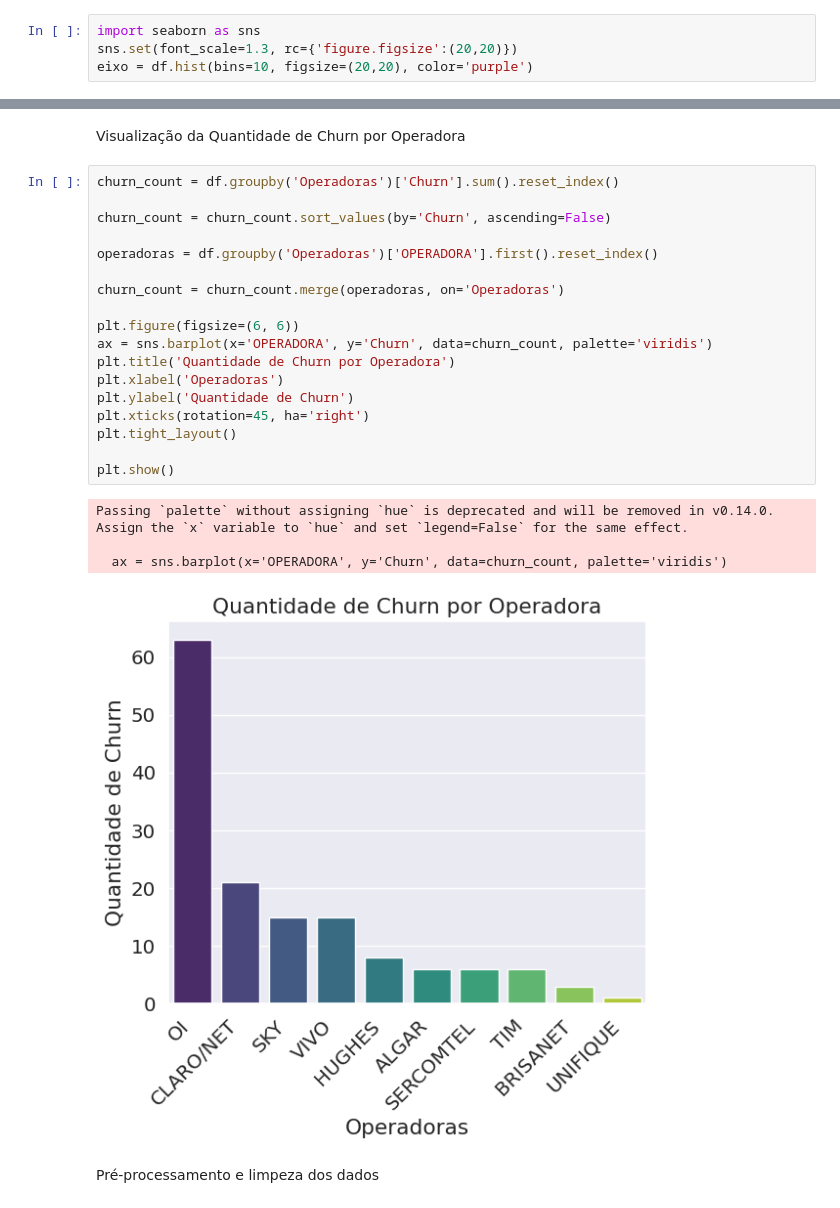
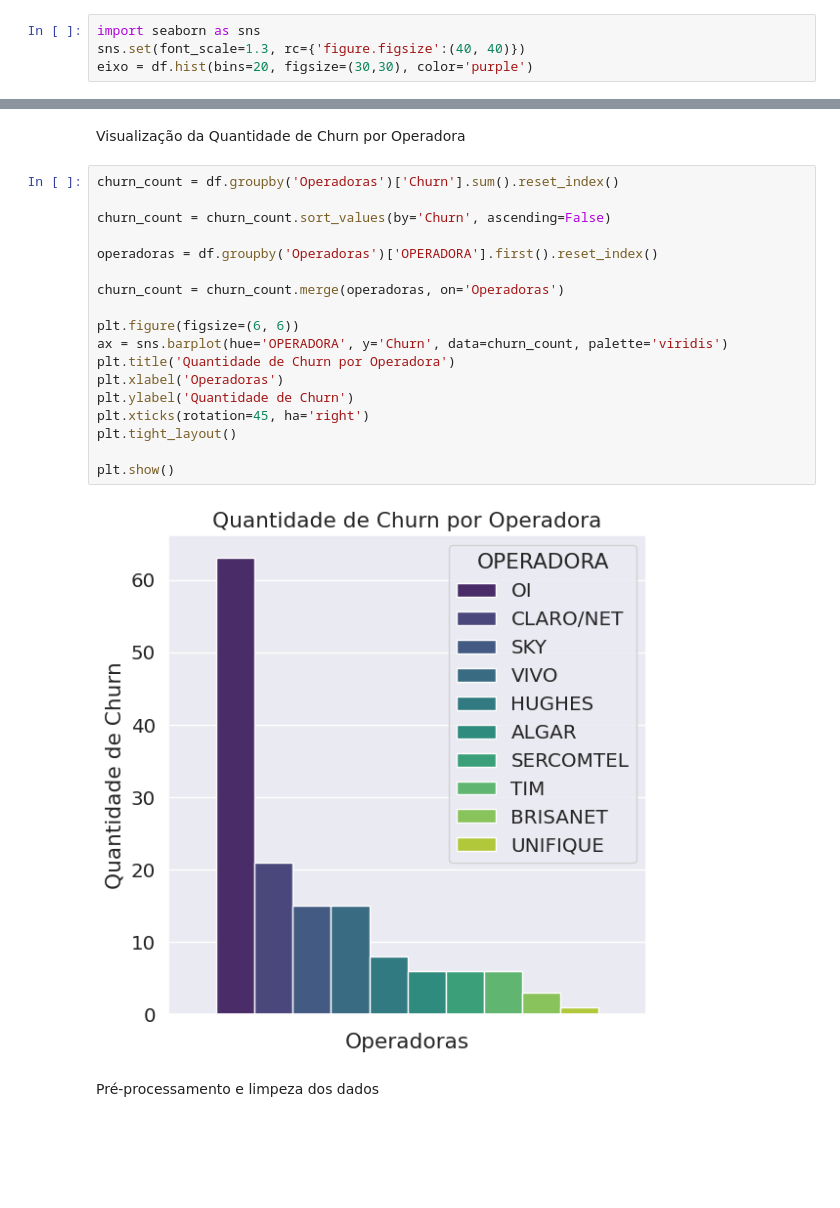
Before and after one commit to mheloisagalvao/projeto-ml, a Jupyter notebook: Projeto_THK.ipynb, the cells around one changed output, grey strips where cells are left out. Saved outputs shown, nothing was run; the diff lists cells and outputs as text; blank space fills up the shorter version.

```diff
--- a/Projeto_THK.ipynb
+++ b/Projeto_THK.ipynb
@@ -520,6 +503,6 @@ max       9.000000    25.000000     1.000000
 Entendendo o comportamento dos dados
 # %%
 import seaborn as sns
-sns.set(font_scale=1.3, rc={'figure.figsize':(20,20)})
-eixo = df.hist(bins=10, figsize=(20,20), color='purple')
+sns.set(font_scale=1.3, rc={'figure.figsize':(40, 40)})
+eixo = df.hist(bins=20, figsize=(30,30), color='purple')
 # %% [output]
@@ -529,26 +512,23 @@ Visualização da Quantidade de Churn por Operadora
 # %%
 churn_count = df.groupby('Operadoras')['Churn'].sum().reset_index()
 
 churn_count = churn_count.sort_values(by='Churn', ascending=False)
 
 operadoras = df.groupby('Operadoras')['OPERADORA'].first().reset_index()
 
 churn_count = churn_count.merge(operadoras, on='Operadoras')
 
 plt.figure(figsize=(6, 6))
-ax = sns.barplot(x='OPERADORA', y='Churn', data=churn_count, palette='viridis')
+ax = sns.barplot(hue='OPERADORA', y='Churn', data=churn_count, palette='viridis')
 plt.title('Quantidade de Churn por Operadora')
 plt.xlabel('Operadoras')
 plt.ylabel('Quantidade de Churn')
 plt.xticks(rotation=45, ha='right')
 plt.tight_layout()
 
 plt.show()
 # %% [output]
-Passing `palette` without assigning `hue` is deprecated and will be removed in v0.14.0. Assign the `x` variable to `hue` and set `legend=False` for the same effect.
-
-  ax = sns.barplot(x='OPERADORA', y='Churn', data=churn_count, palette='viridis')
-[figure, old version]
+[figure, new version]
 # %% [markdown]
 Pré-processamento e limpeza dos dados
 # %%
```
Also changed, not shown: parts of 9 cells of this notebook.
